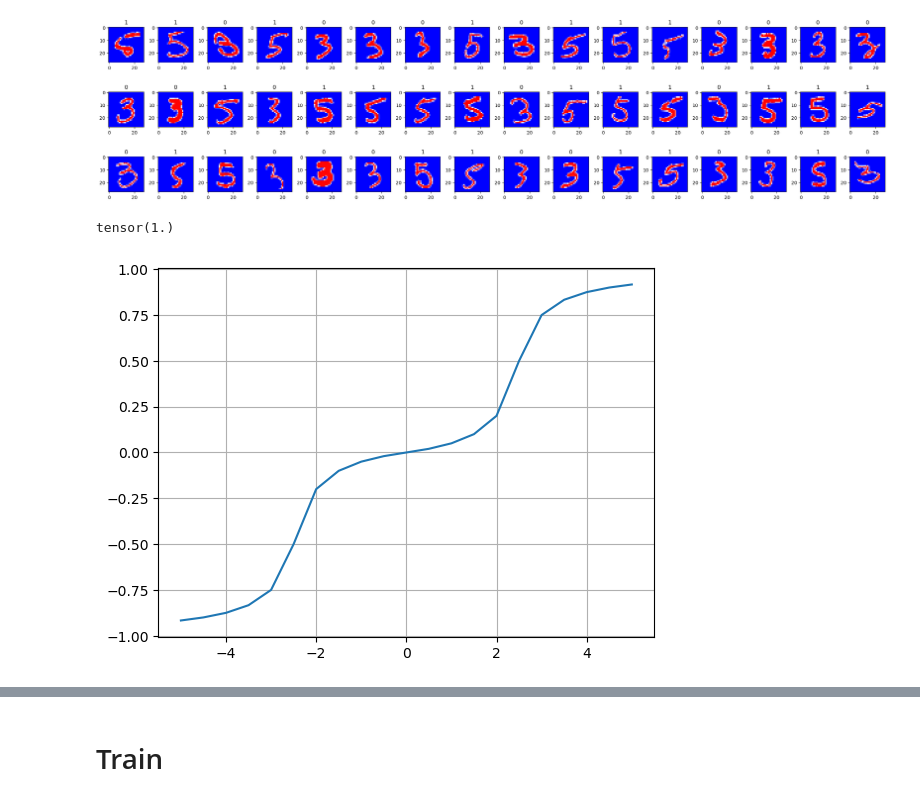
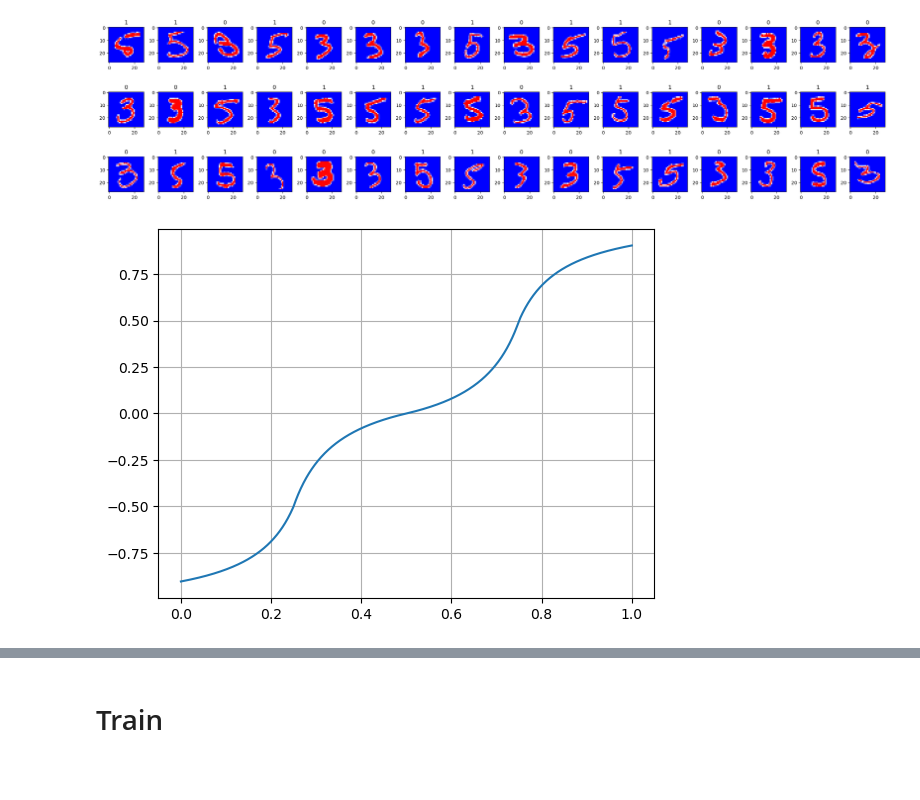
Before and after one commit to 314-Foundation/white-box-nn, a Jupyter notebook: jupyter/main.ipynb, the cells around one changed output, grey strips where cells are left out. Cells and saved outputs as stored; diff of their text form; code cells hidden in the pictures; blank space fills up the shorter version.

```diff
--- a/jupyter/main.ipynb
+++ b/jupyter/main.ipynb
@@ -125,7 +93,3 @@ data, target = dataitem
 hh.plot_example(x_test, y_test)
 # %% [output]
 [figure]
-# %%
-torch.tensor(1.).sgn()
-# %% [output]
-tensor(1.)
@@ -213,23 +96,15 @@ class SLPActivation(nn.Module):
 # %%
-sampler = SLPActivation(25)
+func = TwoStepFunction(5)
 
-n_steps = 20
-transform = Transform()
-# transform = bb.transform
+n_steps = 1000
 thr = torch.tensor(range(n_steps + 1)) / n_steps
-thr = transform(thr)
-thr = thr * sampler.scale
 
-# sampler = SLPActivation(25)
-# with torch.no_grad():
-#     sampler.scales /= 1
-# sampler = den.brightness_sampler
-vval = sampler(thr)
+vval = func(thr)
 plt.plot(thr, vval.detach())
 
 ax = plt.gca()
 # ax.set_aspect('equal', adjustable='box')
 plt.grid(True)
 plt.show()
 # %% [output]
-[figure, old version]
+[figure, new version]
```
Also changed, not shown: parts of 12 cells of this notebook, 5 other files.
